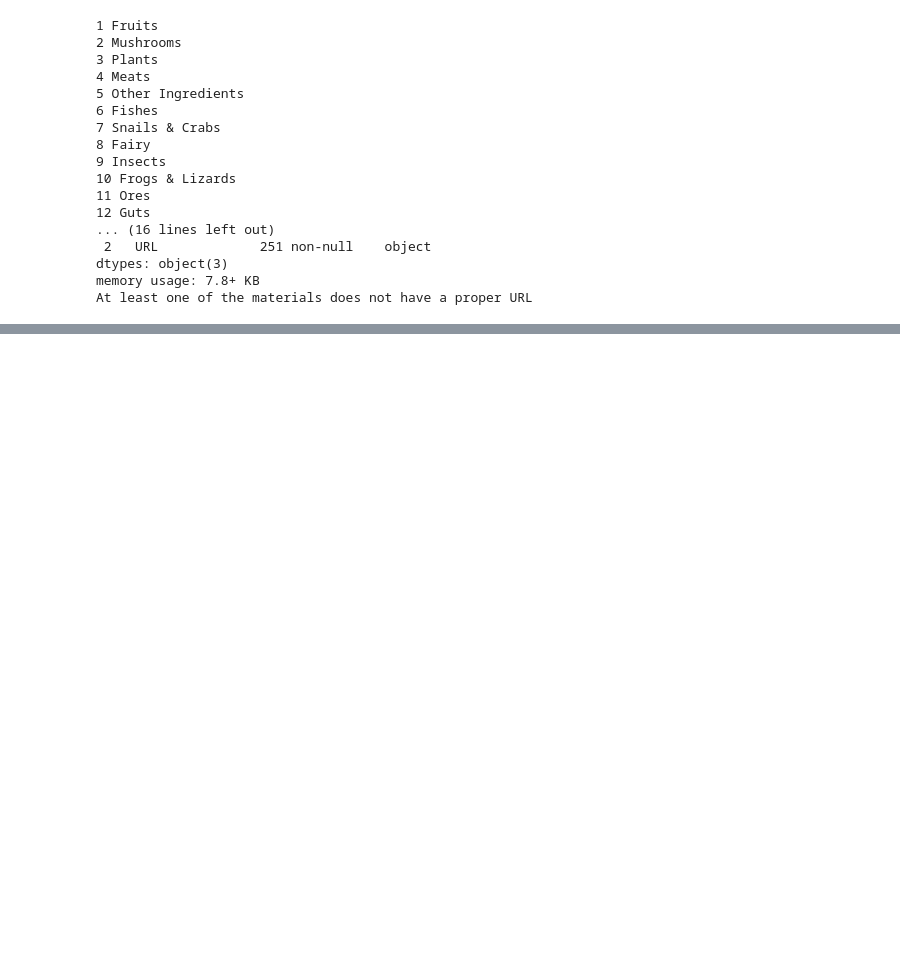
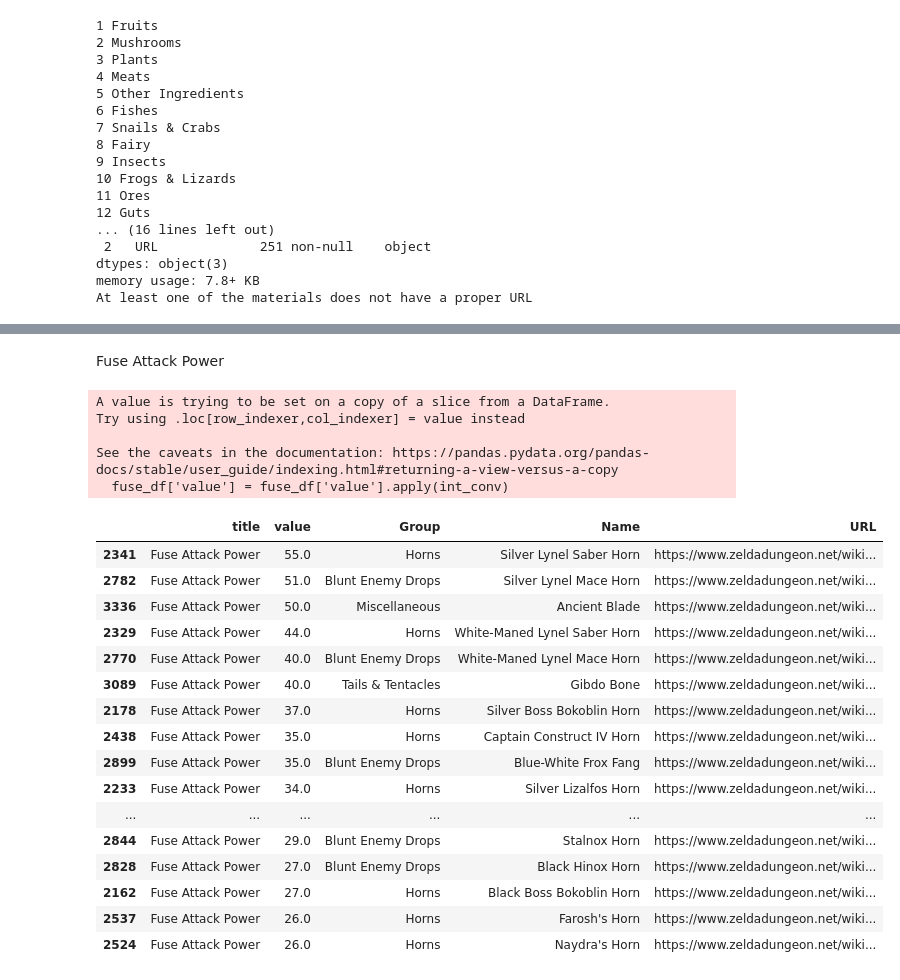
Before and after one commit to JBSDATA/python_projects, a Jupyter notebook: Zelda/TOTK/Extract Materials Info.ipynb, the cells around one changed output, grey strips where cells are left out. Cells and saved outputs as stored; diff of their text form; code cells hidden in the pictures; blank space fills up the shorter version.

```diff
--- a/Zelda/TOTK/Extract Materials Info.ipynb
+++ b/Zelda/TOTK/Extract Materials Info.ipynb
@@ -129,0 +388,33 @@ material_df_aug.to_csv('Material Names and URLs.csv', index=False)
+# %% [markdown]
+Fuse Attack Power
+# %%
+fuse_inds = master_attr_df_final['title'].str.contains('Fuse Attack Power')
+fuse_df = master_attr_df_final[fuse_inds]
+int_conv = lambda s: int(s) if pd.isnull(s)==False and s.upper().strip()!='N/A' else None
+fuse_df['value'] = fuse_df['value'].apply(int_conv)
+# %% [output]
+A value is trying to be set on a copy of a slice from a DataFrame.
+Try using .loc[row_indexer,col_indexer] = value instead
+
+See the caveats in the documentation: https://pandas.pydata.org/pandas-docs/stable/user_guide/indexing.html#returning-a-view-versus-a-copy
+  fuse_df['value'] = fuse_df['value'].apply(int_conv)
+# %%
+fuse_df.sort_values('value', ascending=False).head(25)
+# %% [output]
+|  | title | value | Group | Name | URL |
+| 2341 | Fuse Attack Power | 55.0 | Horns | Silver Lynel Saber Horn | https://www.zeldadungeon.net/wiki... |
+| 2782 | Fuse Attack Power | 51.0 | Blunt Enemy Drops | Silver Lynel Mace Horn | https://www.zeldadungeon.net/wiki... |
+| 3336 | Fuse Attack Power | 50.0 | Miscellaneous | Ancient Blade | https://www.zeldadungeon.net/wiki... |
+| 2329 | Fuse Attack Power | 44.0 | Horns | White-Maned Lynel Saber Horn | https://www.zeldadungeon.net/wiki... |
+| 2770 | Fuse Attack Power | 40.0 | Blunt Enemy Drops | White-Maned Lynel Mace Horn | https://www.zeldadungeon.net/wiki... |
+| 3089 | Fuse Attack Power | 40.0 | Tails & Tentacles | Gibdo Bone | https://www.zeldadungeon.net/wiki... |
+| 2178 | Fuse Attack Power | 37.0 | Horns | Silver Boss Bokoblin Horn | https://www.zeldadungeon.net/wiki... |
+| 2438 | Fuse Attack Power | 35.0 | Horns | Captain Construct IV Horn | https://www.zeldadungeon.net/wiki... |
+| 2899 | Fuse Attack Power | 35.0 | Blunt Enemy Drops | Blue-White Frox Fang | https://www.zeldadungeon.net/wiki... |
+| 2233 | Fuse Attack Power | 34.0 | Horns | Silver Lizalfos Horn | https://www.zeldadungeon.net/wiki... |
+| ... | ... | ... | ... | ... | ... |
+| 2844 | Fuse Attack Power | 29.0 | Blunt Enemy Drops | Stalnox Horn | https://www.zeldadungeon.net/wiki... |
+| 2828 | Fuse Attack Power | 27.0 | Blunt Enemy Drops | Black Hinox Horn | https://www.zeldadungeon.net/wiki... |
+| 2162 | Fuse Attack Power | 27.0 | Horns | Black Boss Bokoblin Horn | https://www.zeldadungeon.net/wiki... |
+| 2537 | Fuse Attack Power | 26.0 | Horns | Farosh's Horn | https://www.zeldadungeon.net/wiki... |
+| 2524 | Fuse Attack Power | 26.0 | Horns | Naydra's Horn | https://www.zeldadungeon.net/wiki... |
```
Also changed, not shown: parts of 27 cells of this notebook, 1 other file.
